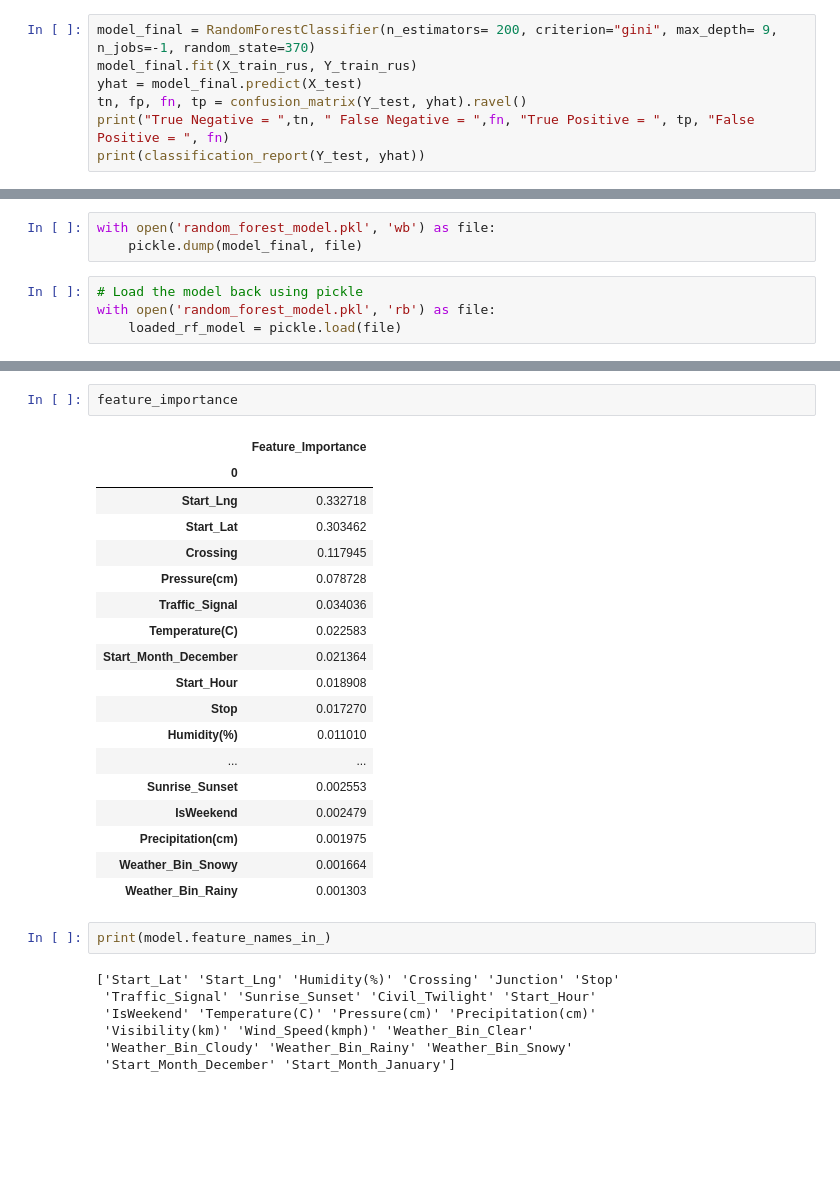
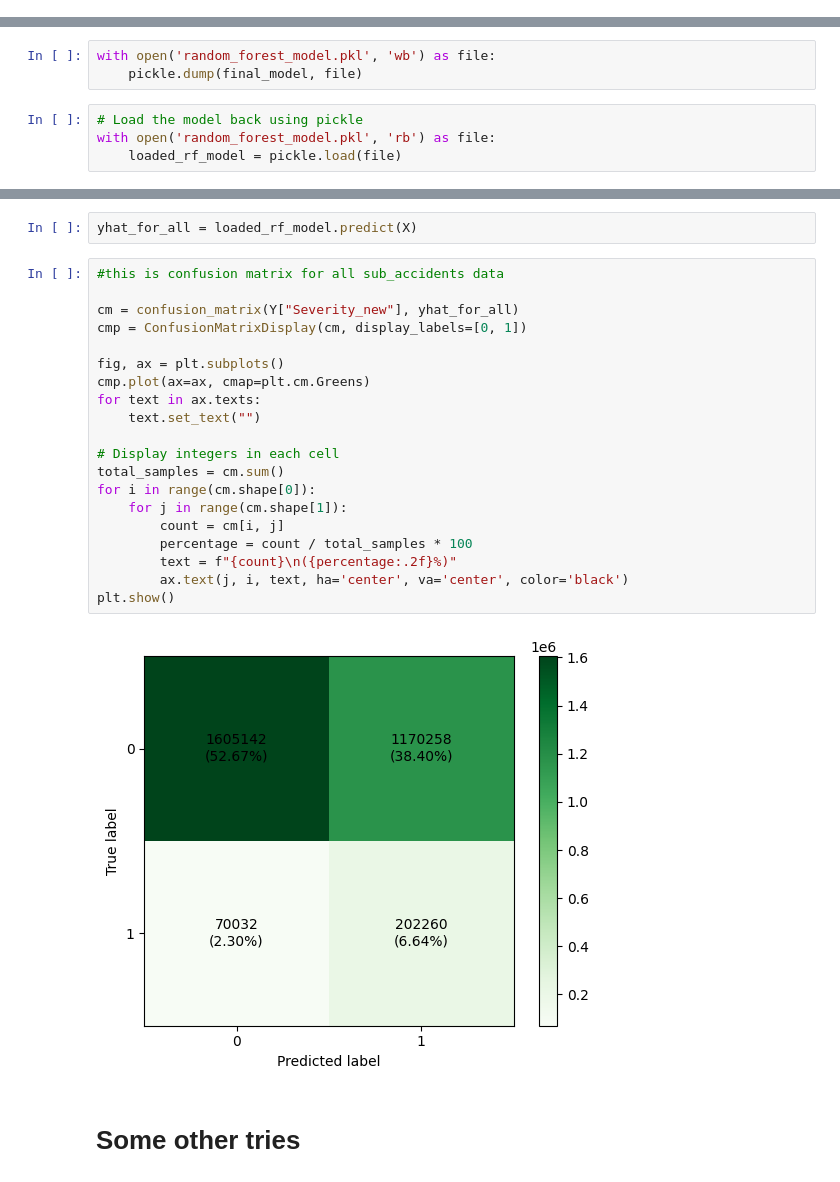
Before and after one commit to reza370/ML_group_project, a Jupyter notebook: accidents_models.ipynb, the cells around one changed output, grey strips where cells are left out. Saved outputs shown, nothing was run; the diff lists cells and outputs as text; blank space fills up the shorter version.

```diff
--- a/accidents_models.ipynb
+++ b/accidents_models.ipynb
@@ -204,9 +254,2 @@ weighted avg       0.87      0.58      0.66    304770
 # %% [markdown]
 # The final model
-# %%
-model_final = RandomForestClassifier(n_estimators= 200, criterion="gini", max_depth= 9, n_jobs=-1, random_state=370)
-model_final.fit(X_train_rus, Y_train_rus)
-yhat = model_final.predict(X_test)
-tn, fp, fn, tp = confusion_matrix(Y_test, yhat).ravel()
-print("True Negative = ",tn, " False Negative = ",fn, "True Positive = ", tp, "False Positive = ", fn)
-print(classification_report(Y_test, yhat))
@@ -241,7 +317,7 @@ sns.barplot( y= feature_importance[0], x=feature_importance[1], color="green")
 # Save the model and inference
 # %%
 with open('random_forest_model.pkl', 'wb') as file:
-    pickle.dump(model_final, file)
+    pickle.dump(final_model, file)
 # %%
 # Load the model back using pickle
 with open('random_forest_model.pkl', 'rb') as file:
@@ -257,31 +333,27 @@ Predictions: [0]
-# %%
-feature_importance
-# %% [output]
-|  | Feature_Importance |
-| 0 |  |
-| Start_Lng | 0.332718 |
-| Start_Lat | 0.303462 |
-| Crossing | 0.117945 |
-| Pressure(cm) | 0.078728 |
-| Traffic_Signal | 0.034036 |
-| Temperature(C) | 0.022583 |
-| Start_Month_December | 0.021364 |
-| Start_Hour | 0.018908 |
-| Stop | 0.017270 |
-| Humidity(%) | 0.011010 |
-| ... | ... |
-| Sunrise_Sunset | 0.002553 |
-| IsWeekend | 0.002479 |
-| Precipitation(cm) | 0.001975 |
-| Weather_Bin_Snowy | 0.001664 |
-| Weather_Bin_Rainy | 0.001303 |
-# %%
-print(model.feature_names_in_)
-# %% [output]
-['Start_Lat' 'Start_Lng' 'Humidity(%)' 'Crossing' 'Junction' 'Stop'
- 'Traffic_Signal' 'Sunrise_Sunset' 'Civil_Twilight' 'Start_Hour'
- 'IsWeekend' 'Temperature(C)' 'Pressure(cm)' 'Precipitation(cm)'
- 'Visibility(km)' 'Wind_Speed(kmph)' 'Weather_Bin_Clear'
- 'Weather_Bin_Cloudy' 'Weather_Bin_Rainy' 'Weather_Bin_Snowy'
- 'Start_Month_December' 'Start_Month_January']
+# %%
+yhat_for_all = loaded_rf_model.predict(X)
+# %%
+#this is confusion matrix for all sub_accidents data
+
+cm = confusion_matrix(Y["Severity_new"], yhat_for_all)
+cmp = ConfusionMatrixDisplay(cm, display_labels=[0, 1])
+
+fig, ax = plt.subplots()
+cmp.plot(ax=ax, cmap=plt.cm.Greens)
+for text in ax.texts:
+    text.set_text("")
+
+# Display integers in each cell
+total_samples = cm.sum()
+for i in range(cm.shape[0]):
+    for j in range(cm.shape[1]):
+        count = cm[i, j]
+        percentage = count / total_samples * 100
+        text = f"{count}\n({percentage:.2f}%)"
+        ax.text(j, i, text, ha='center', va='center', color='black')
+plt.show()
+# %% [output]
+[figure, added]
+# %% [markdown]
+# Some other tries
 # %%
```
Also changed, not shown: parts of 29 cells of this notebook, 4 other files.
